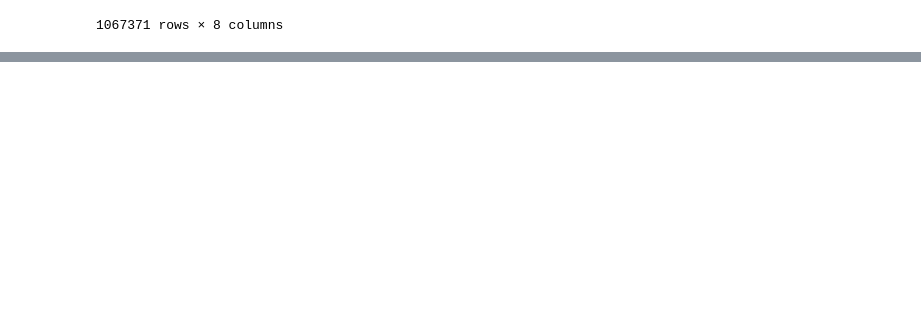
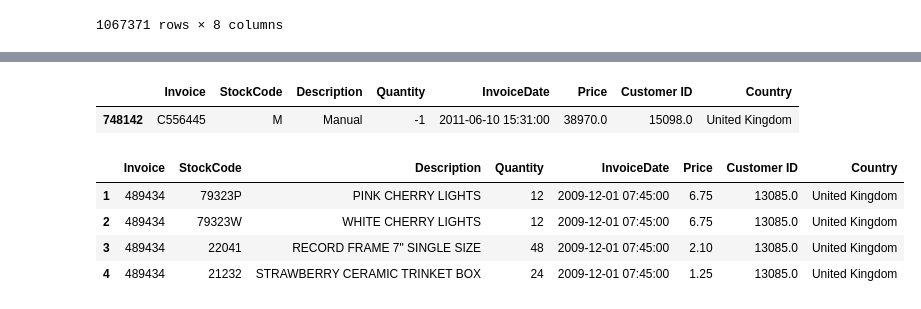
Before and after one commit to msarkar92/pandas-basics, a Jupyter notebook: Pandas_1.ipynb, the cells around one changed output, grey strips where cells are left out. Drawn from its saved outputs; the diff is of its cells as text; code cells hidden in the pictures; blank space fills up the shorter version.

Commit message:
Ex: Accessing selected rows and specific columns

```diff
--- a/Pandas_1.ipynb
+++ b/Pandas_1.ipynb
@@ -672,0 +699,17 @@ data
+# %%
+max= data['Price'].max()
+data[data['Price']==max]
+
+# data['Price'].groupby(axis ="Customer ID")
+# %% [output]
+|  | Invoice | StockCode | Description | Quantity | InvoiceDate | Price | Customer ID | Country |
+| 748142 | C556445 | M | Manual | -1 | 2011-06-10 15:31:00 | 38970.0 | 15098.0 | United Kingdom |
+# %%
+selected_rows = data[1:5]
+selected_rows
+# %% [output]
+|  | Invoice | StockCode | Description | Quantity | InvoiceDate | Price | Customer ID | Country |
+| 1 | 489434 | 79323P | PINK CHERRY LIGHTS | 12 | 2009-12-01 07:45:00 | 6.75 | 13085.0 | United Kingdom |
+| 2 | 489434 | 79323W | WHITE CHERRY LIGHTS | 12 | 2009-12-01 07:45:00 | 6.75 | 13085.0 | United Kingdom |
+| 3 | 489434 | 22041 | RECORD FRAME 7" SINGLE SIZE | 48 | 2009-12-01 07:45:00 | 2.10 | 13085.0 | United Kingdom |
+| 4 | 489434 | 21232 | STRAWBERRY CERAMIC TRINKET BOX | 24 | 2009-12-01 07:45:00 | 1.25 | 13085.0 | United Kingdom |
```
Also changed, not shown: parts of 3 cells of this notebook.
